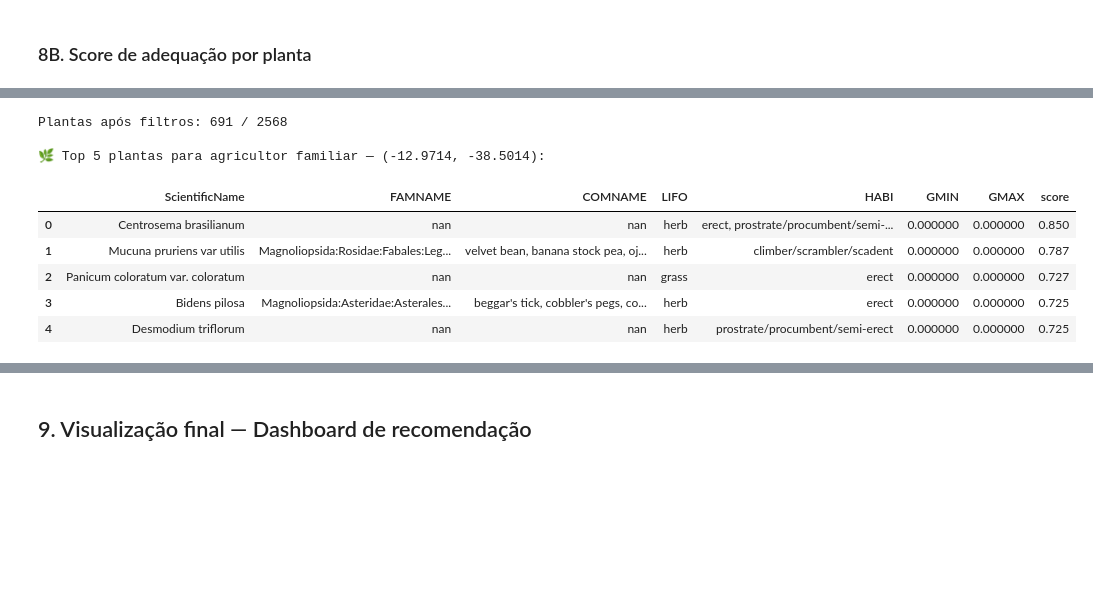
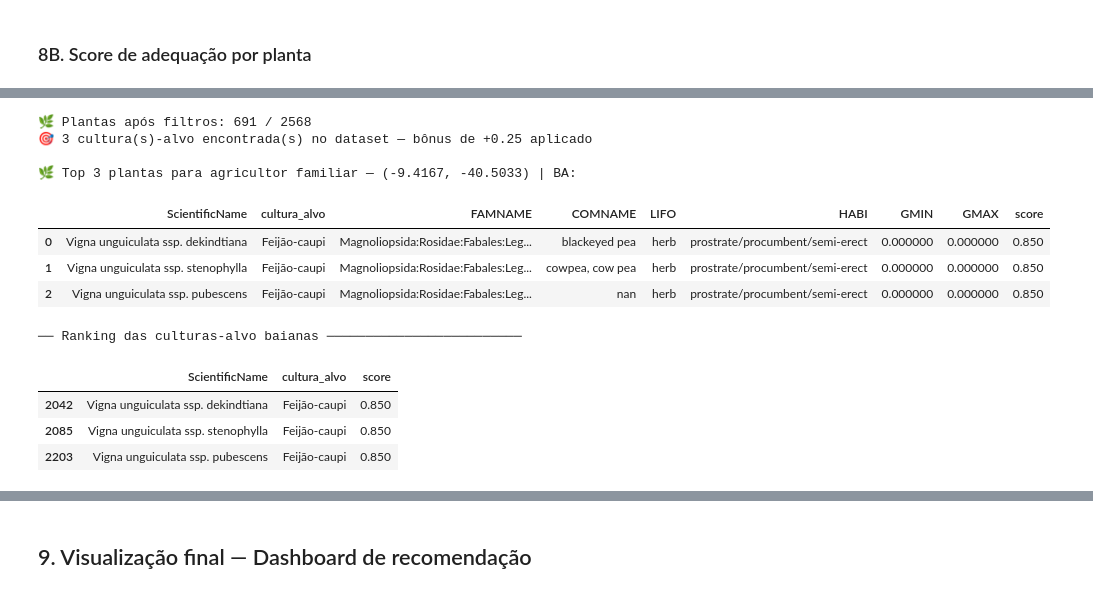
Before and after one commit to LucasMota10/SemeAI-Hackathon, a Jupyter notebook: main.ipynb, the cells around one changed output, grey strips where cells are left out. Saved outputs shown, nothing was run; the diff lists cells and outputs as text; code cells hidden in the pictures; blank space fills up the shorter version.

```diff
--- a/main.ipynb
+++ b/main.ipynb
@@ -176,7 +172,7 @@ Estações únicas: 48
 # %%
 # ── 3.2 Clima horário — leitura corrigida ──────────────────────
 df_clima_raw = pd.read_csv(
-    'data/dataset_clima.csv',
+    'dataset_clima.csv',
     sep=',',
     quotechar='"',
     decimal='.',
@@ -196,7 +192,7 @@ Colunas: ['ESTACAO', 'DATA (YYYY-MM-DD)', 'HORA (UTC)', 'PRECIPITACAO TOTAL HORA
 | 1 | A401 | 2021-01-01 | 100 | 0.00 | 1008.00 | ... |
 # %%
 # ── 3.3 Plantas ────────────────────────────────────────────────
-df_plantas = pd.read_csv('data/dataset_plantas.csv', sep=',', encoding='latin-1')
+df_plantas = pd.read_csv('dataset_cultivos.csv', sep=',', encoding='latin-1')
 df_plantas.columns = df_plantas.columns.str.strip()
 print(f'Plantas: {len(df_plantas)} espécies | {df_plantas.shape[1]} atributos')
 df_plantas.head(2)
@@ -208,7 +204,7 @@ Plantas: 2568 espécies | 55 atributos
 2 rows × 55 columns
 # %%
 # ── 3.4 Solo ───────────────────────────────────────────────────
-df_solo = pd.read_csv('data/dataset_solo.csv', sep=';', decimal=',',
+df_solo = pd.read_csv('dataset_solo.csv', sep=';', decimal=',',
                       encoding='latin-1', low_memory=False)
 df_solo.columns = df_solo.columns.str.strip()
 print(f'Solo: {df_solo.shape}')
@@ -462,12 +448,12 @@ for var in VARS_CLIMA:
         n_estimators=400, learning_rate=0.05,
         max_depth=5, subsample=0.8,
         colsample_bytree=0.8, random_state=42,
-        verbosity=0
+        verbosity=0,
+        early_stopping_rounds=30
     )
     # early_stopping_rounds evita overfitting e reduz tempo de treino
     model.fit(X_tr, y_tr,
               eval_set=[(X_te, y_te)],
-              early_stopping_rounds=30,
               verbose=False)
     xgb_models[var] = model
 
@@ -888,45 +880,50 @@ else:
 
 df_pl_filtrado['score'] = df_pl_filtrado['score'].clip(upper=1.0)
 
+df_pl_filtrado = df_pl_filtrado[df_pl_filtrado['cultura_alvo'].notna()]
 # ── Seleciona top N e exibe ───────────────────────────────────────────────
 top_plantas = df_pl_filtrado.nlargest(TOP_N_PLANTAS, 'score').reset_index(drop=True)
 
 COLS_EXIB = ['ScientificName', 'cultura_alvo', 'FAMNAME', 'COMNAME', 'LIFO', 'HABI', 'GMIN', 'GMAX', 'score']
 COLS_EXIB = [c for c in COLS_EXIB if c in top_plantas.columns]
 
 print(f'\n🌿 Top {TOP_N_PLANTAS} plantas para agricultor familiar — ({USER_LAT}, {USER_LON}) | {UF_ALVO}:')
 try:
     display(top_plantas[COLS_EXIB].style
             .background_gradient(subset=['score'], cmap='Greens')
             .format({'score': '{:.3f}'}))
 except Exception:
     print(top_plantas[COLS_EXIB].to_string())
 
 # ── Painel de culturas-alvo: mostra a posição de cada cultura-alvo no ranking ──
 print('\n── Ranking das culturas-alvo baianas ─────────────────────────')
 df_alvo_rank = df_pl_filtrado[df_pl_filtrado['cultura_alvo'].notna()].copy()
 df_alvo_rank = df_alvo_rank.sort_values('score', ascending=False)
 COLS_ALVO = ['ScientificName', 'cultura_alvo', 'score']
 COLS_ALVO = [c for c in COLS_ALVO if c in df_alvo_rank.columns]
 if len(df_alvo_rank) > 0:
     try:
         display(df_alvo_rank[COLS_ALVO].style
                 .background_gradient(subset=['score'], cmap='YlGn')
                 .format({'score': '{:.3f}'}))
     except Exception:
         print(df_alvo_rank[COLS_ALVO].to_string())
 else:
     print('Nenhuma cultura-alvo presente no dataset filtrado.')
 # %% [output]
-Plantas após filtros: 691 / 2568
+🌿 Plantas após filtros: 691 / 2568
+🎯 3 cultura(s)-alvo encontrada(s) no dataset — bônus de +0.25 aplicado
 
-🌿 Top 5 plantas para agricultor familiar — (-12.9714, -38.5014):
+🌿 Top 3 plantas para agricultor familiar — (-9.4167, -40.5033) | BA:
-|  | ScientificName | FAMNAME | COMNAME | LIFO | HABI | GMIN | GMAX | score |
-| 0 | Centrosema brasilianum | nan | nan | herb | erect, prostrate/procumbent/semi-... | 0.000000 | 0.000000 | 0.850 |
-| 1 | Mucuna pruriens var utilis | Magnoliopsida:Rosidae:Fabales:Leg... | velvet bean, banana stock pea, oj... | herb | climber/scrambler/scadent | 0.000000 | 0.000000 | 0.787 |
-| 2 | Panicum coloratum var. coloratum | nan | nan | grass | erect | 0.000000 | 0.000000 | 0.727 |
-| 3 | Bidens pilosa | Magnoliopsida:Asteridae:Asterales... | beggar's tick, cobbler's pegs, co... | herb | erect | 0.000000 | 0.000000 | 0.725 |
-| 4 | Desmodium triflorum | nan | nan | herb | prostrate/procumbent/semi-erect | 0.000000 | 0.000000 | 0.725 |
+|  | ScientificName | cultura_alvo | FAMNAME | COMNAME | LIFO | HABI | GMIN | GMAX | score |
+| 0 | Vigna unguiculata ssp. dekindtiana | Feijão-caupi | Magnoliopsida:Rosidae:Fabales:Leg... | blackeyed pea | herb | prostrate/procumbent/semi-erect | 0.000000 | 0.000000 | 0.850 |
+| 1 | Vigna unguiculata ssp. stenophylla | Feijão-caupi | Magnoliopsida:Rosidae:Fabales:Leg... | cowpea, cow pea | herb | prostrate/procumbent/semi-erect | 0.000000 | 0.000000 | 0.850 |
+| 2 | Vigna unguiculata ssp. pubescens | Feijão-caupi | Magnoliopsida:Rosidae:Fabales:Leg... | nan | herb | prostrate/procumbent/semi-erect | 0.000000 | 0.000000 | 0.850 |
+── Ranking das culturas-alvo baianas ─────────────────────────
+|  | ScientificName | cultura_alvo | score |
+| 2042 | Vigna unguiculata ssp. dekindtiana | Feijão-caupi | 0.850 |
+| 2085 | Vigna unguiculata ssp. stenophylla | Feijão-caupi | 0.850 |
+| 2203 | Vigna unguiculata ssp. pubescens | Feijão-caupi | 0.850 |
 # %%
 # ── 8C. Diagnóstico de compatibilidade solo × culturas-alvo ────
 # Mostra quais atributos do solo local podem ser limitantes para cada cultura
```
Also changed, not shown: parts of 20 cells of this notebook.
